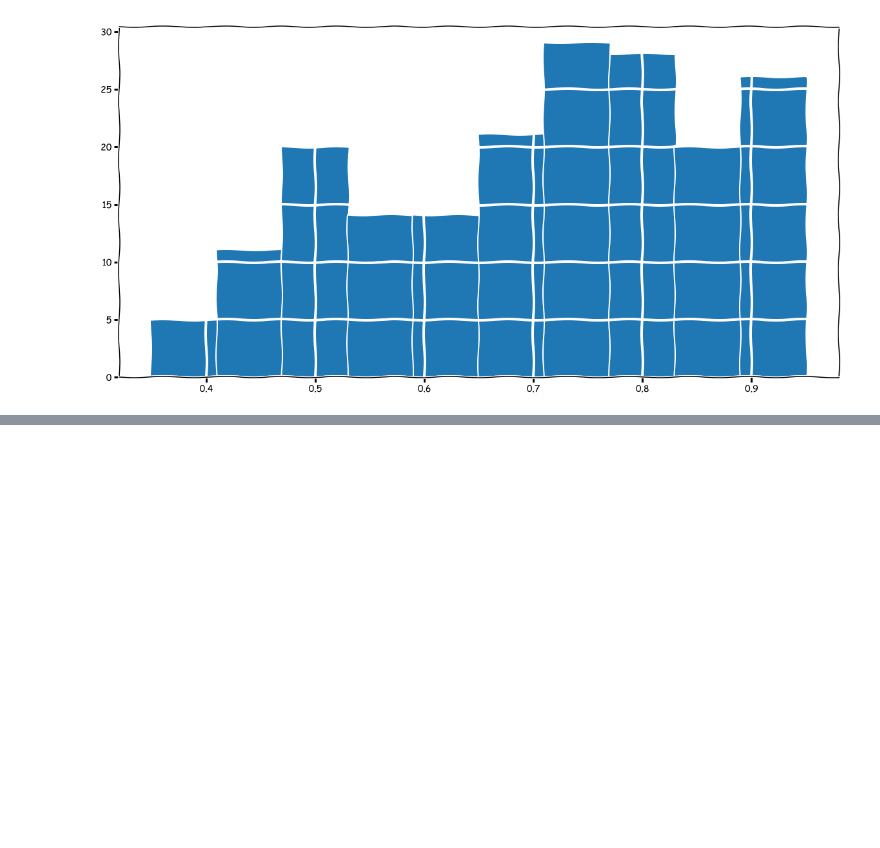
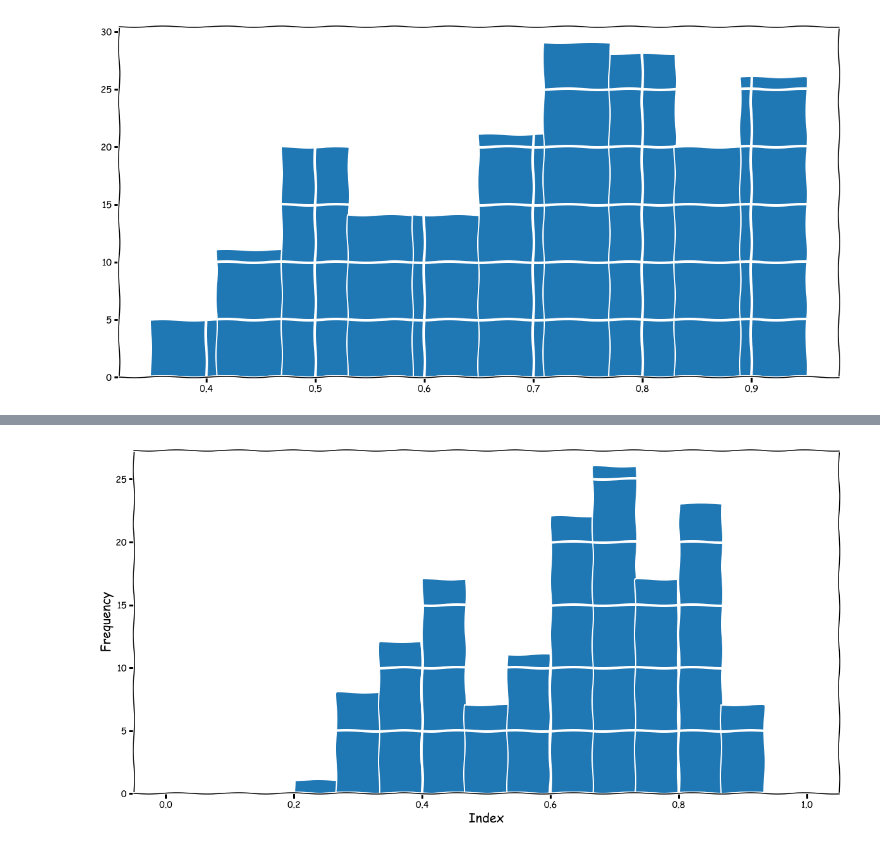
Before and after one commit to Matchalism/code1161base, a Jupyter notebook: week6/Open data project.ipynb, the cells around one changed output, grey strips where cells are left out. Saved outputs shown, nothing was run; the diff lists cells and outputs as text; code cells hidden in the pictures; blank space fills up the shorter version.

```diff
--- a/week6/Open data project.ipynb
+++ b/week6/Open data project.ipynb
@@ -233,0 +254,12 @@ HDI["2015"].hist()
+# %%
+number_of_bins = 15
+lower_bound = 0
+upper_bound = 1
+
+plt.hist(HDI["1999"], bins=number_of_bins, range=(lower_bound, upper_bound))
+plt.xlabel('Index', fontsize=20)
+plt.ylabel('Frequency', fontsize=20)
+plt.grid(True)
+plt.show()
+# %% [output]
+[figure, added]
```
Also changed, not shown: parts of 3 cells of this notebook.
